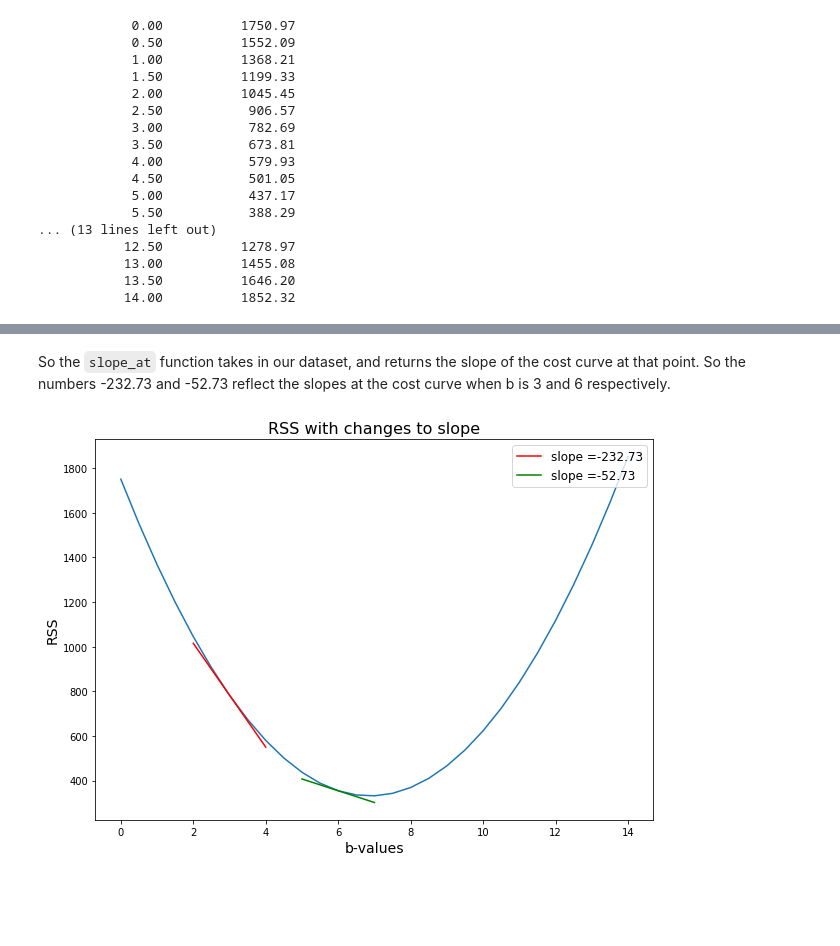
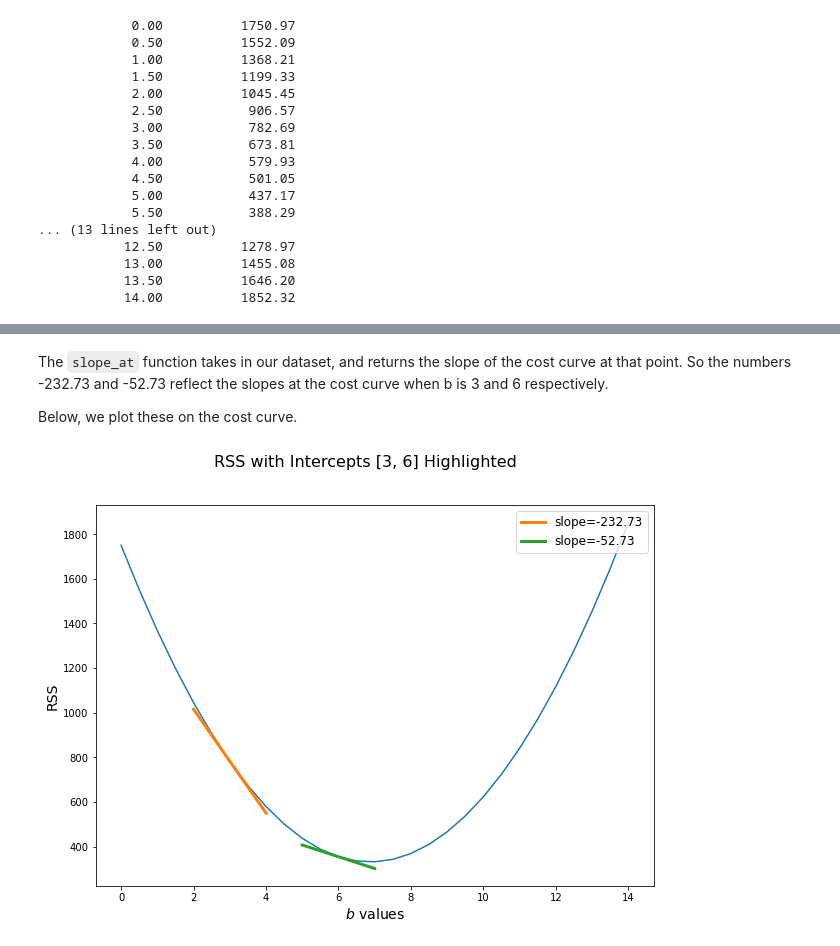
Before and after one commit to learn-co-curriculum/dsc-gradient-descent-step-sizes-lab, a Jupyter notebook: index.ipynb, the cells around one changed output, grey strips where cells are left out. Saved outputs shown, nothing was run; the diff lists cells and outputs as text; code cells hidden in the pictures; blank space fills up the shorter version.

```diff
--- a/index.ipynb
+++ b/index.ipynb
@@ -127,7 +190,7 @@ def slope_at(x_values, y_values, m, b):
     delta_rss = residual_sum_squares(x_values, y_values, m, b + delta)
     numerator = delta_rss - base_rss
     slope = numerator/delta
-    return {'b': b, 'slope': slope}
+    return slope
 # %%
 slope_at(x, y, 43, 3)
 # %% [output]
@@ -139,2 +202,4 @@ slope_at(x, y, 43, 6)
 # %% [markdown]
-So the `slope_at` function takes in our dataset, and returns the slope of the cost curve at that point.  So the numbers -232.73 and -52.73 reflect the slopes at the cost curve when b is 3 and 6 respectively.
+The `slope_at` function takes in our dataset, and returns the slope of the cost curve at that point.  So the numbers -232.73 and -52.73 reflect the slopes at the cost curve when b is 3 and 6 respectively.
+
+Below, we plot these on the cost curve.
@@ -153,14 +206,32 @@ tan_6 = rss_6+slope_6*(x_6-6)
-# %%
-plt.figure(figsize=(10,7))
-plt.plot(bval_RSS[:,0], bval_RSS[:,1], '-')
-plt.plot(x_3, tan_3, color = "red",  label = "slope =" + str(round(slope_3,2)))
-plt.plot(x_6, tan_6, color = "green",  label = "slope =" + str(round(slope_6,2)))
-
-plt.xlabel("b-values", fontsize=14)
-plt.ylabel("RSS", fontsize=14)
-plt.legend(loc='upper right', fontsize='large')
-
-plt.title("RSS with changes to slope", fontsize=16);
-# %% [output]
-[figure, removed]
+# %%
+# Setting up to repeat the same process for 3 and 6
+# (You can change these values to see other tangent lines)
+b_vals = [3, 6]
+
+def plot_slope_at_b_vals(x, y, m, b_vals, bval_rss):
+    # Find the slope at each of these values
+    slopes = [slope_at(x, y, m, b) for b in b_vals]
+    # Find the RSS at each of these values
+    rss_values = [residual_sum_squares(x, y, m, b) for b in b_vals]
+
+    # Calculate the actual x and y locations for plotting
+    x_values = [np.linspace(b-1, b+1, 100) for b in b_vals]
+    y_values = [rss_values[i] + slopes[i]*(x_values[i] - b) for i, b in enumerate(b_vals)]
+
+    # Plotting the same RSS curve as before
+    fig, ax = plt.subplots(figsize=(10,7))
+    ax.plot(bval_rss[:,0], bval_rss[:,1])
+    ax.set_xlabel(r'$b$ values', fontsize=14)
+    ax.set_ylabel("RSS", fontsize=14)
+
+    # Adding tangent lines for the selected b values
+    for i in range(len(b_vals)):
+        ax.plot(x_values[i], y_values[i], label=f"slope={round(slopes[i], 2)}", linewidth=3)
+
+    ax.legend(loc='upper right', fontsize='large')
+    fig.suptitle(f"RSS with Intercepts {[round(b, 3) for b in b_vals]} Highlighted", fontsize=16)
+
+plot_slope_at_b_vals(x, y, 43, b_vals, bval_rss)
+# %% [output]
+[figure, added]
 # %% [markdown]
```
Also changed, not shown: parts of 44 cells of this notebook, 11 other files.
